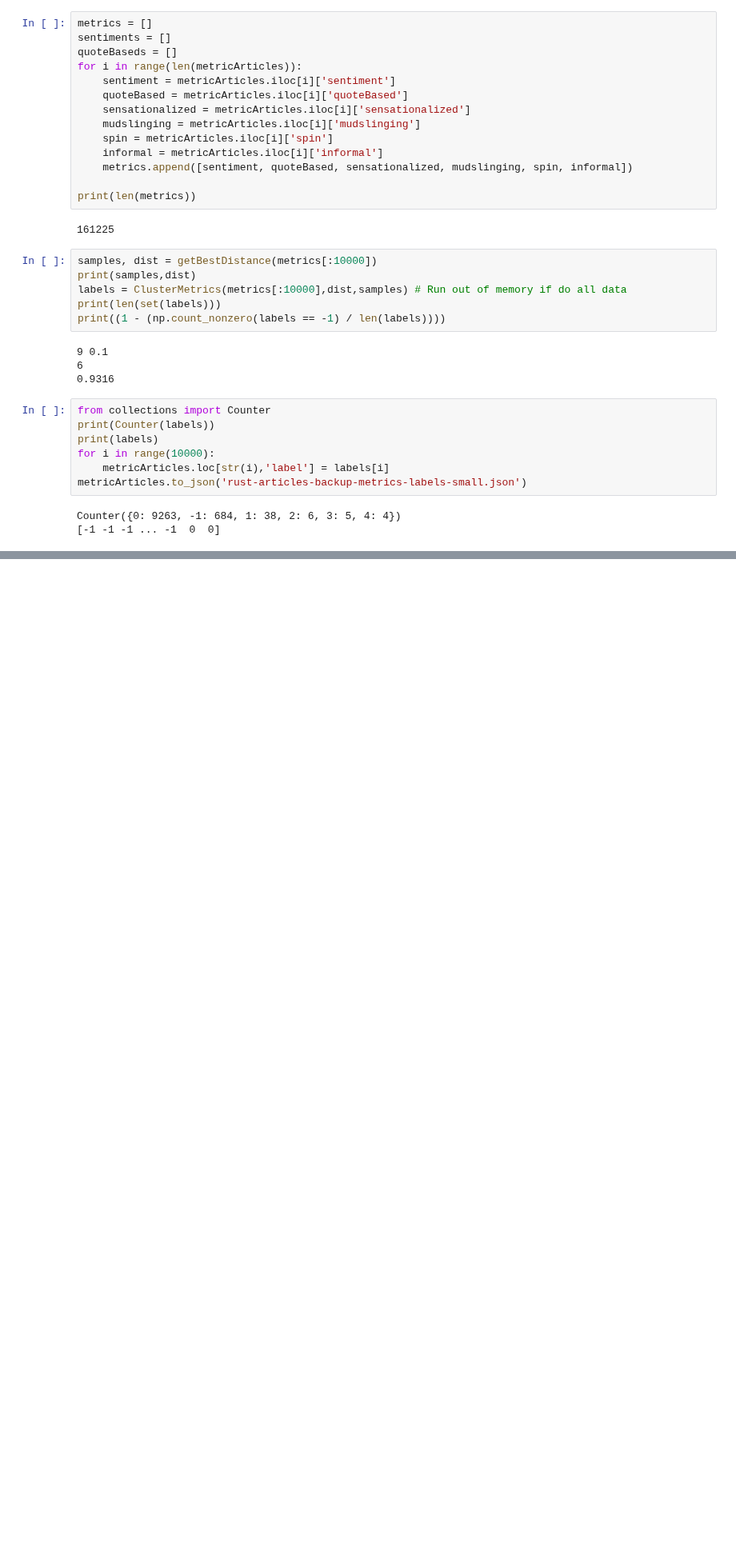
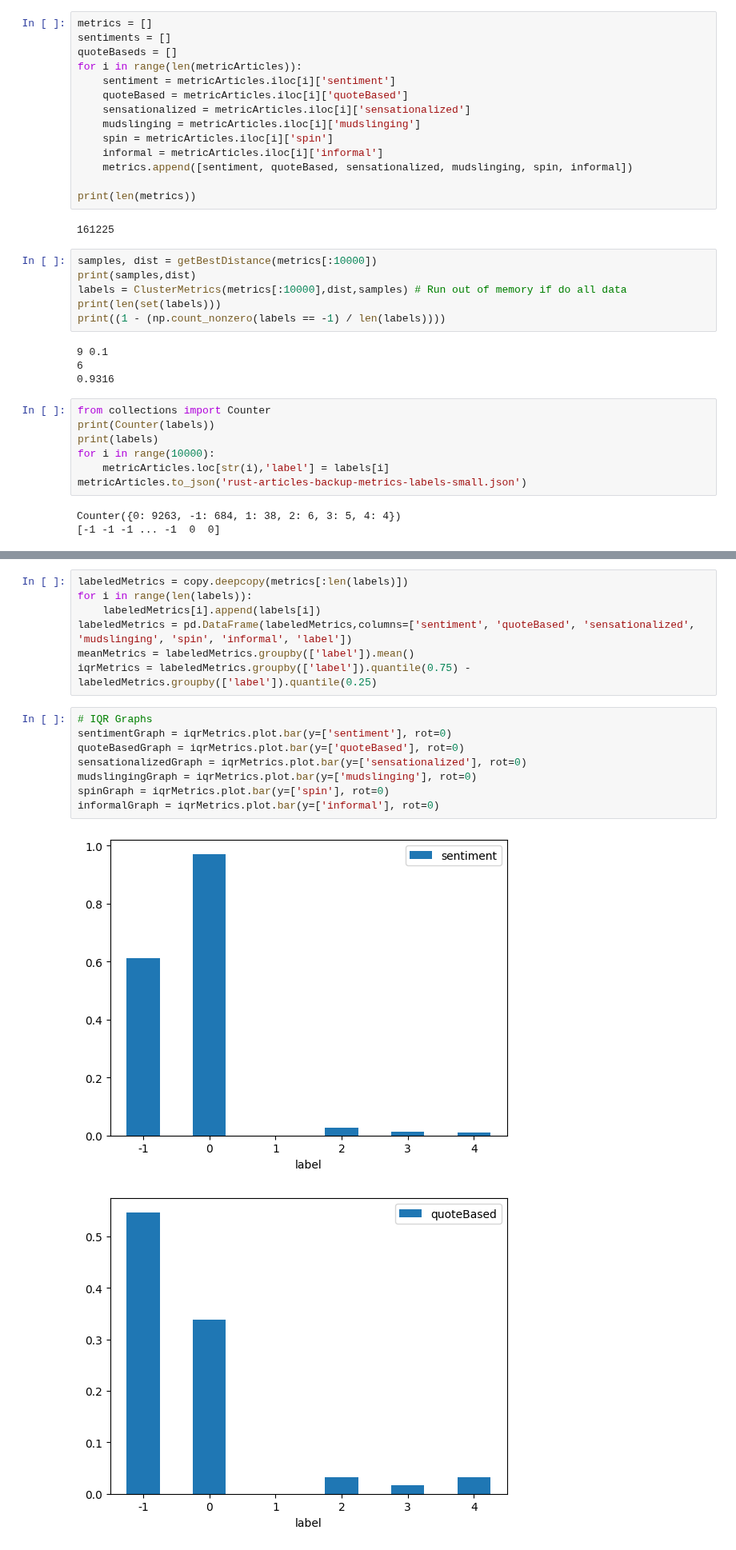
Before and after one commit to TobyBritton1/NewsBiasMapping, a Jupyter notebook: DBSCANTest.ipynb, the cells around one changed output, grey strips where cells are left out. Shown at 80% size. Saved outputs shown, nothing was run; the diff lists cells and outputs as text; blank space fills up the shorter version.

```diff
--- a/DBSCANTest.ipynb
+++ b/DBSCANTest.ipynb
@@ -136,0 +142,18 @@ Counter({0: 9263, -1: 684, 1: 38, 2: 6, 3: 5, 4: 4})
+# %%
+labeledMetrics = copy.deepcopy(metrics[:len(labels)])
+for i in range(len(labels)):
+    labeledMetrics[i].append(labels[i])
+labeledMetrics = pd.DataFrame(labeledMetrics,columns=['sentiment', 'quoteBased', 'sensationalized', 'mudslinging', 'spin', 'informal', 'label'])
+meanMetrics = labeledMetrics.groupby(['label']).mean()
+iqrMetrics = labeledMetrics.groupby(['label']).quantile(0.75) - labeledMetrics.groupby(['label']).quantile(0.25)
+# %%
+# IQR Graphs
+sentimentGraph = iqrMetrics.plot.bar(y=['sentiment'], rot=0)
+quoteBasedGraph = iqrMetrics.plot.bar(y=['quoteBased'], rot=0)
+sensationalizedGraph = iqrMetrics.plot.bar(y=['sensationalized'], rot=0)
+mudslingingGraph = iqrMetrics.plot.bar(y=['mudslinging'], rot=0)
+spinGraph = iqrMetrics.plot.bar(y=['spin'], rot=0)
+informalGraph = iqrMetrics.plot.bar(y=['informal'], rot=0)
+# %% [output]
+[figure, added]
+[figure, added]
```
Also changed, not shown: parts of 5 cells of this notebook, 1 other file.
